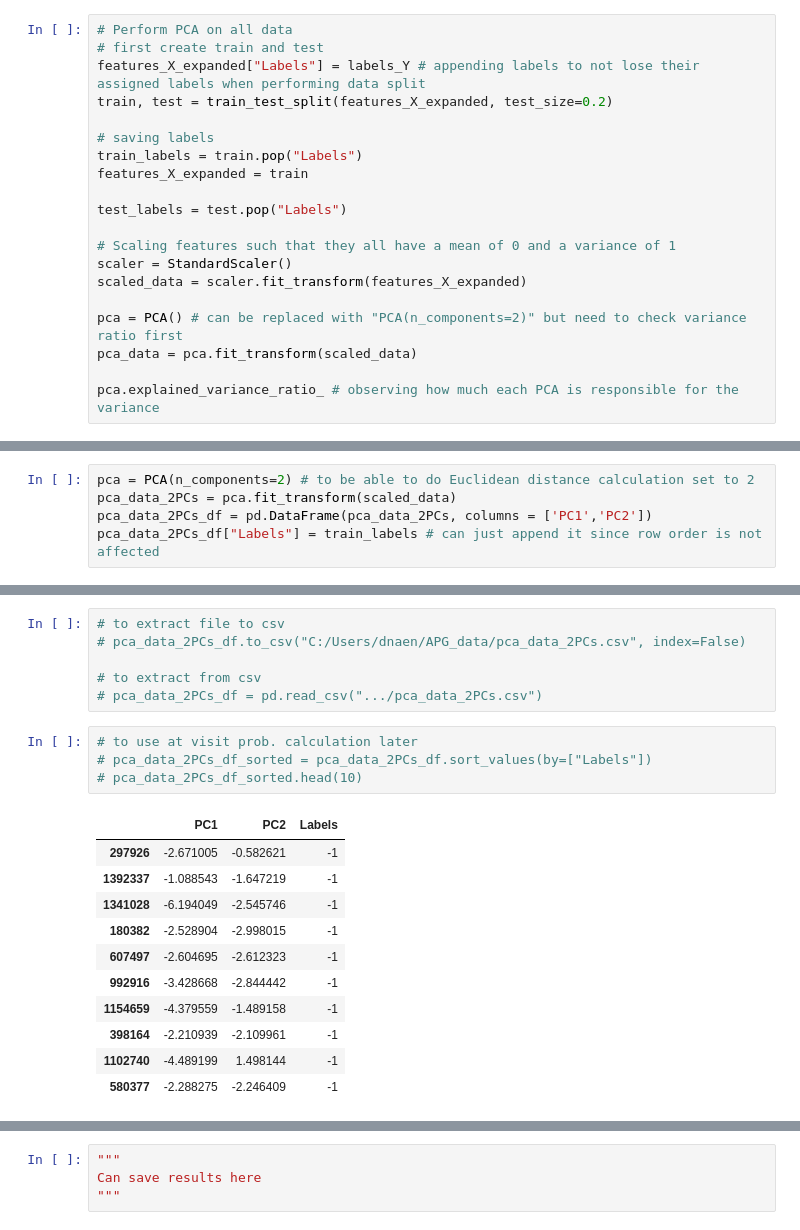
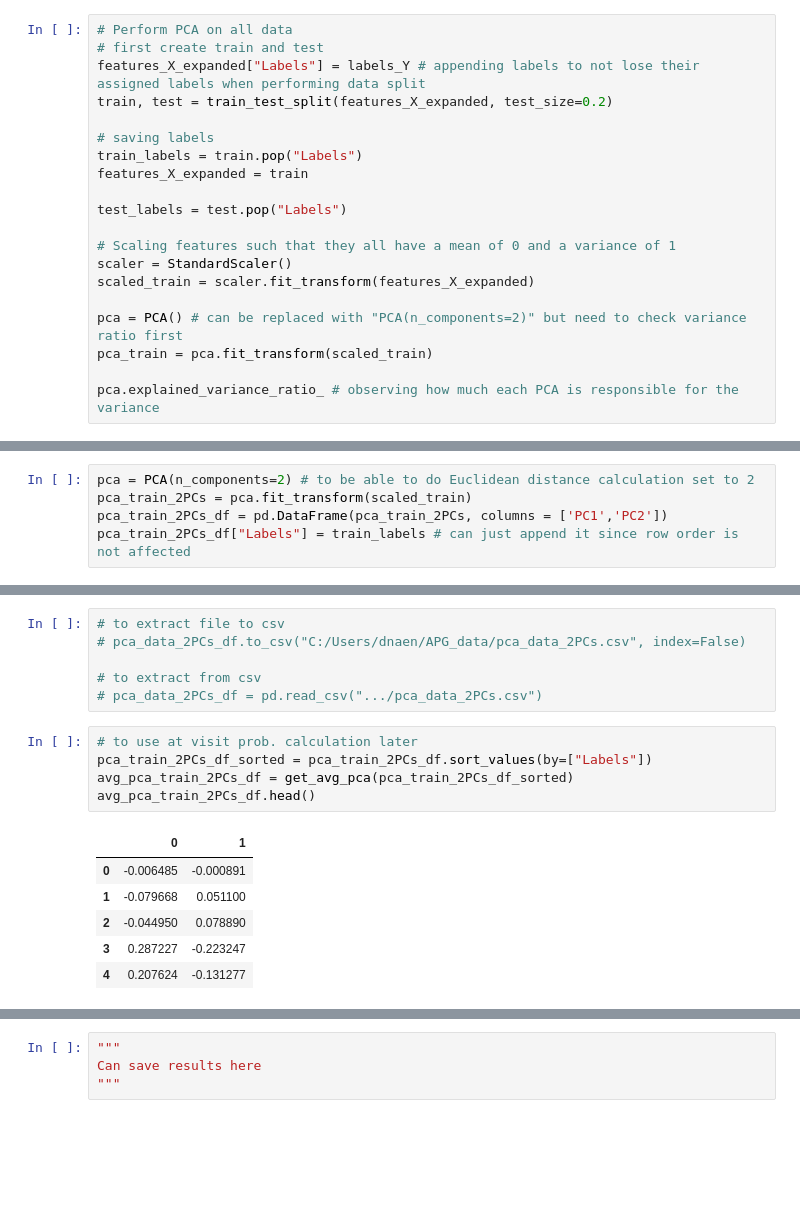
Before and after one commit to MatthewFoster02/3-1-APG-Digital-Exit-Strategy, a Jupyter notebook: src/main/UserStray/pca_for_user_stray.ipynb, the cells around one changed output, grey strips where cells are left out. Saved outputs shown, nothing was run; the diff lists cells and outputs as text; blank space fills up the shorter version.

```diff
--- a/src/main/UserStray/pca_for_user_stray.ipynb
+++ b/src/main/UserStray/pca_for_user_stray.ipynb
@@ -185,9 +208,9 @@ test_labels = test.pop("Labels")
 
 # Scaling features such that they all have a mean of 0 and a variance of 1
 scaler = StandardScaler()
-scaled_data = scaler.fit_transform(features_X_expanded)
+scaled_train = scaler.fit_transform(features_X_expanded)
 
 pca = PCA() # can be replaced with "PCA(n_components=2)" but need to check variance ratio first
-pca_data = pca.fit_transform(scaled_data)
+pca_train = pca.fit_transform(scaled_train)
 
 pca.explained_variance_ratio_ # observing how much each PCA is responsible for the variance
@@ -199,8 +240,8 @@ pca.explained_variance_ratio_ # observing how much each PCA is responsible for t
 # %%
 pca = PCA(n_components=2) # to be able to do Euclidean distance calculation set to 2
-pca_data_2PCs = pca.fit_transform(scaled_data)
-pca_data_2PCs_df = pd.DataFrame(pca_data_2PCs, columns = ['PC1','PC2'])
-pca_data_2PCs_df["Labels"] = train_labels # can just append it since row order is not affected
+pca_train_2PCs = pca.fit_transform(scaled_train)
+pca_train_2PCs_df = pd.DataFrame(pca_train_2PCs, columns = ['PC1','PC2'])
+pca_train_2PCs_df["Labels"] = train_labels # can just append it since row order is not affected
 # %%
 # setting up test
 scaled_test = scaler.transform(test)
@@ -218,18 +257,14 @@ pca_test_2PCs_df_sorted = pca_test_2PCs_df.sort_values(by=["Labels"])
 # pca_data_2PCs_df = pd.read_csv(".../pca_data_2PCs.csv")
 # %%
 # to use at visit prob. calculation later
-# pca_data_2PCs_df_sorted = pca_data_2PCs_df.sort_values(by=["Labels"])
-# pca_data_2PCs_df_sorted.head(10)
+pca_train_2PCs_df_sorted = pca_train_2PCs_df.sort_values(by=["Labels"])
+avg_pca_train_2PCs_df = get_avg_pca(pca_train_2PCs_df_sorted)
+avg_pca_train_2PCs_df.head()
 # %% [output]
-|  | PC1 | PC2 | Labels |
-| 297926 | -2.671005 | -0.582621 | -1 |
-| 1392337 | -1.088543 | -1.647219 | -1 |
-| 1341028 | -6.194049 | -2.545746 | -1 |
-| 180382 | -2.528904 | -2.998015 | -1 |
-| 607497 | -2.604695 | -2.612323 | -1 |
-| 992916 | -3.428668 | -2.844442 | -1 |
-| 1154659 | -4.379559 | -1.489158 | -1 |
-| 398164 | -2.210939 | -2.109961 | -1 |
-| 1102740 | -4.489199 | 1.498144 | -1 |
-| 580377 | -2.288275 | -2.246409 | -1 |
+|  | 0 | 1 |
+| 0 | -0.006485 | -0.000891 |
+| 1 | -0.079668 | 0.051100 |
+| 2 | -0.044950 | 0.078890 |
+| 3 | 0.287227 | -0.223247 |
+| 4 | 0.207624 | -0.131277 |
 # %%
```
Also changed, not shown: parts of 16 cells of this notebook, 1 other file.
